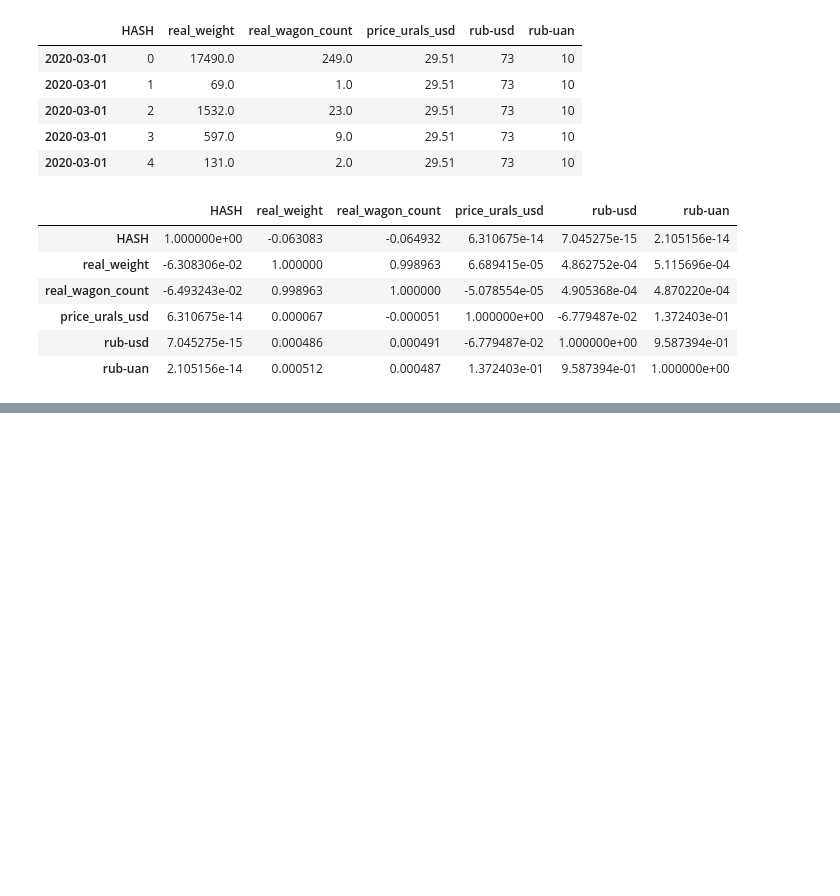
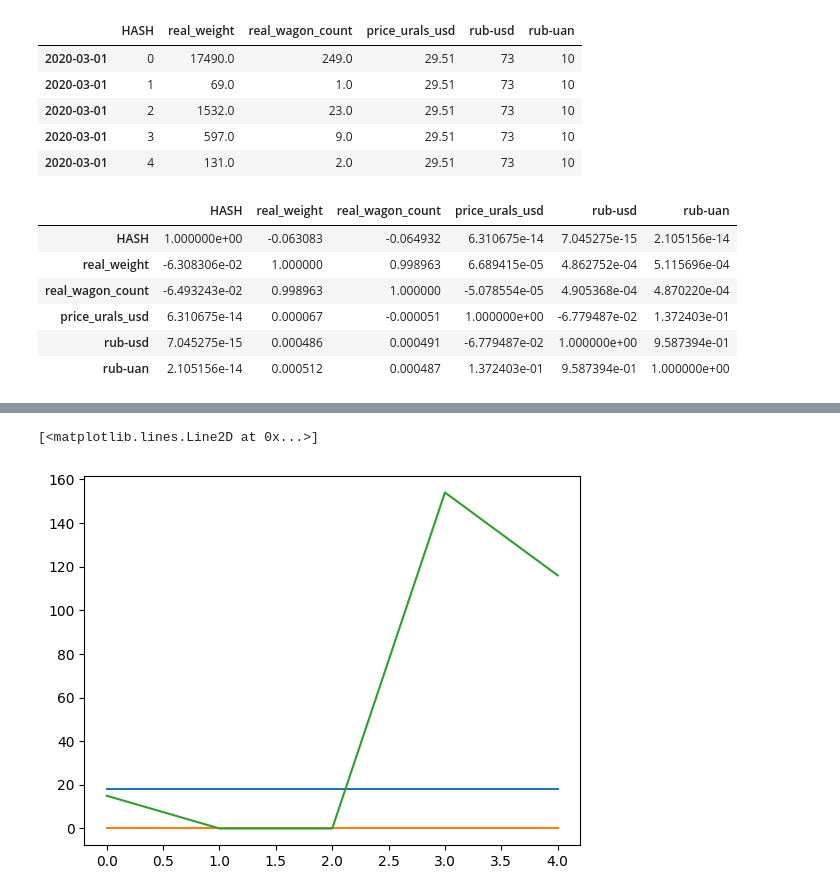
Before and after one commit to GishB/DataWagonHack, a Jupyter notebook: experiments/eda/Data_Analysis_Aleksandr.ipynb, the cells around one changed output, grey strips where cells are left out. Saved outputs shown, nothing was run; the diff lists cells and outputs as text; code cells hidden in the pictures; blank space fills up the shorter version.

```diff
--- a/experiments/eda/Data_Analysis_Aleksandr.ipynb
+++ b/experiments/eda/Data_Analysis_Aleksandr.ipynb
@@ -221,0 +522,13 @@ df_preds_raw
+# %%
+test = not_corrupted_df[not_corrupted_df.HASH == 69211][:-5]
+# %%
+pred_df_temp = test.mean()
+pred_weight_linear = np.full((5,1), pred_df_temp[1]).ravel()
+pred_count_linear = np.full((5,1), pred_df_temp[2]).ravel()
+# %%
+plt.plot(pred_weight_linear)
+plt.plot(run_predictions(test).real_weight.values)
+plt.plot(not_corrupted_df[not_corrupted_df.HASH == 69211][-5:].real_weight.values)
+# %% [output]
+[<matplotlib.lines.Line2D at 0x...>]
+[figure, added]
```
Also changed, not shown: parts of 68 cells of this notebook, 3 other files.
